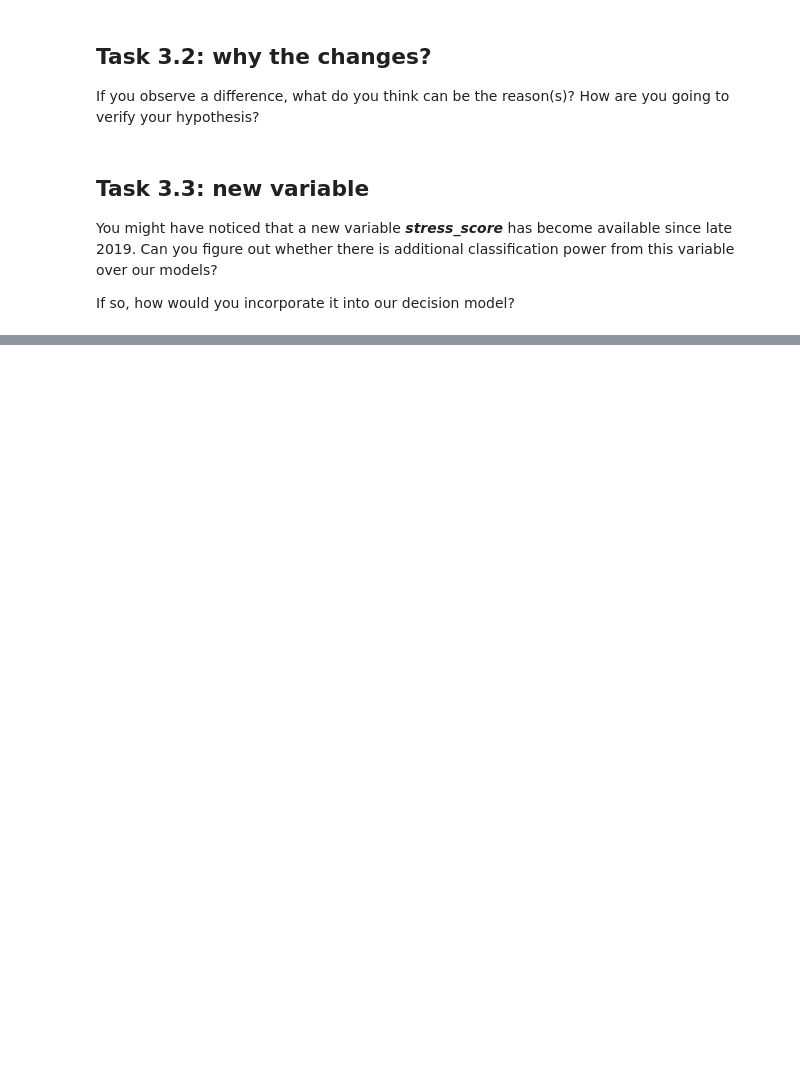
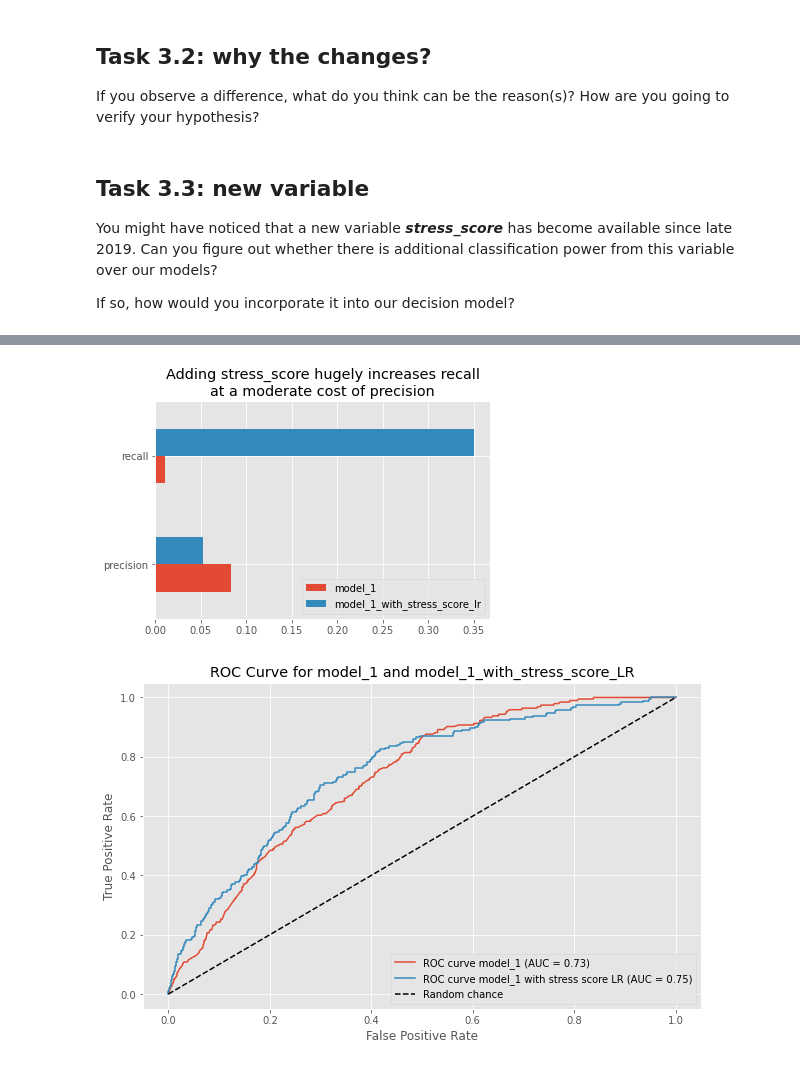
Before and after one commit to FelixHoeschle/m_take_home, a Jupyter notebook: felix_hoschle_take_home.ipynb, the cells around one changed output, grey strips where cells are left out. Drawn from its saved outputs; the diff is of its cells as text; code cells hidden in the pictures; blank space fills up the shorter version.

```diff
--- a/felix_hoschle_take_home.ipynb
+++ b/felix_hoschle_take_home.ipynb
@@ -573,0 +663,69 @@ Text(0, 0.5, 'residuals_m1')
+# %%
+# To prove the predictive power we will fit a logistic regression model with model_1 and stress_score as input variables
+# If stress_score is predictive, we would expect the AUC to increase
+# We would also expect the precision and recall to increase at the given threshhold
+# Other models like Random Forest or Gradient Boosting could be used as well
+
+# Results:
+# Adding stress_score as feature in an logistic regression improves AUC slightly and yields a higher RoC curve at most thresholds
+# At the predefined threshold, precision is slightly lower for the LR model, but recall is significantly higher
+
+
+imputer = SimpleImputer(strategy='mean')
+
+X_train = ap_df_monitoring[['model_1', 'stress_score']]
+X_train = imputer.fit_transform(X_train)
+y_train = ap_df_monitoring['is_bad_12m']
+
+X_test = ap_df_post_deployment[['model_1', 'stress_score']]
+X_test = imputer.transform(X_test)
+y_test = ap_df_post_deployment['is_bad_12m']
+
+
+# fit logistic regression model
+lr = LogisticRegression(random_state=42)
+lr.fit(X_train, y_train)
+
+# predict
+ap_df_post_deployment['model_1_with_stress_score_lr'] = lr.predict_proba(X_test)[:, 1]
+
+# RoC curve for model_1 and model_1_with_stress_score_lr
+auc_score_m1s_lr, fpr_m1s_lr, tpr_m1s_lr, thresholds_m1s_lr, _, _ = classification_power(df=ap_df_post_deployment, target='is_bad_12m', score='model_1_with_stress_score_lr')
+auc_score_m1, fpr_m1, tpr_m1, thresholds_m1, _, _ = classification_power(df=ap_df_post_deployment, target='is_bad_12m', score='model_1')
+
+# Precision & Recall for model_1 and model_1_with_stress_score_lr @ threshold 0.05
+threshold = 0.05
+ap_df_post_deployment['prediction_lr'] = np.where(ap_df_post_deployment['model_1_with_stress_score_lr'] > threshold, 1, 0)
+ap_df_post_deployment['prediction'] = np.where(ap_df_post_deployment['model_1'] > threshold, 1, 0)
+
+precision_lr = ap_df_post_deployment.query('prediction_lr==1')['is_bad_12m'].mean()
+recall_lr = ap_df_post_deployment.query('is_bad_12m==1')['prediction_lr'].mean()
+
+precision = ap_df_post_deployment.query('prediction==1')['is_bad_12m'].mean()
+recall = ap_df_post_deployment.query('is_bad_12m==1')['prediction'].mean()
+
+# Create table with results
+res = pd.DataFrame({'precision':[precision, precision_lr],
+              'recall':[recall, recall_lr]},
+              index=['model_1', 'model_1_with_stress_score_lr'])
+
+# plot the results in table res in a vertical barplot with precision and recall grouped
+res.T.plot(kind='barh' , figsize=(6, 4))
+plt.title('Adding stress_score hugely increases recall\nat a moderate cost of precision')
+
+
+# Plot the ROC curve
+plt.figure(figsize=(10, 6))
+plt.plot(fpr_m1, tpr_m1, label=f'ROC curve model_1 (AUC = {auc_score_m1:.2f})')
+plt.plot(fpr_m1s_lr, tpr_m1s_lr, label=f'ROC curve model_1 with stress score LR (AUC = {auc_score_m1s_lr:.2f})')
+
+plt.plot([0, 1], [0, 1], 'k--', label='Random chance')
+plt.xlabel('False Positive Rate')
+plt.ylabel('True Positive Rate')
+plt.title('ROC Curve for model_1 and model_1_with_stress_score_LR')
+plt.legend(loc='lower right')
+plt.grid(True)
+plt.show()
+# %% [output]
+[figure, added]
+[figure, added]
```
Also changed, not shown: parts of 12 cells of this notebook.
